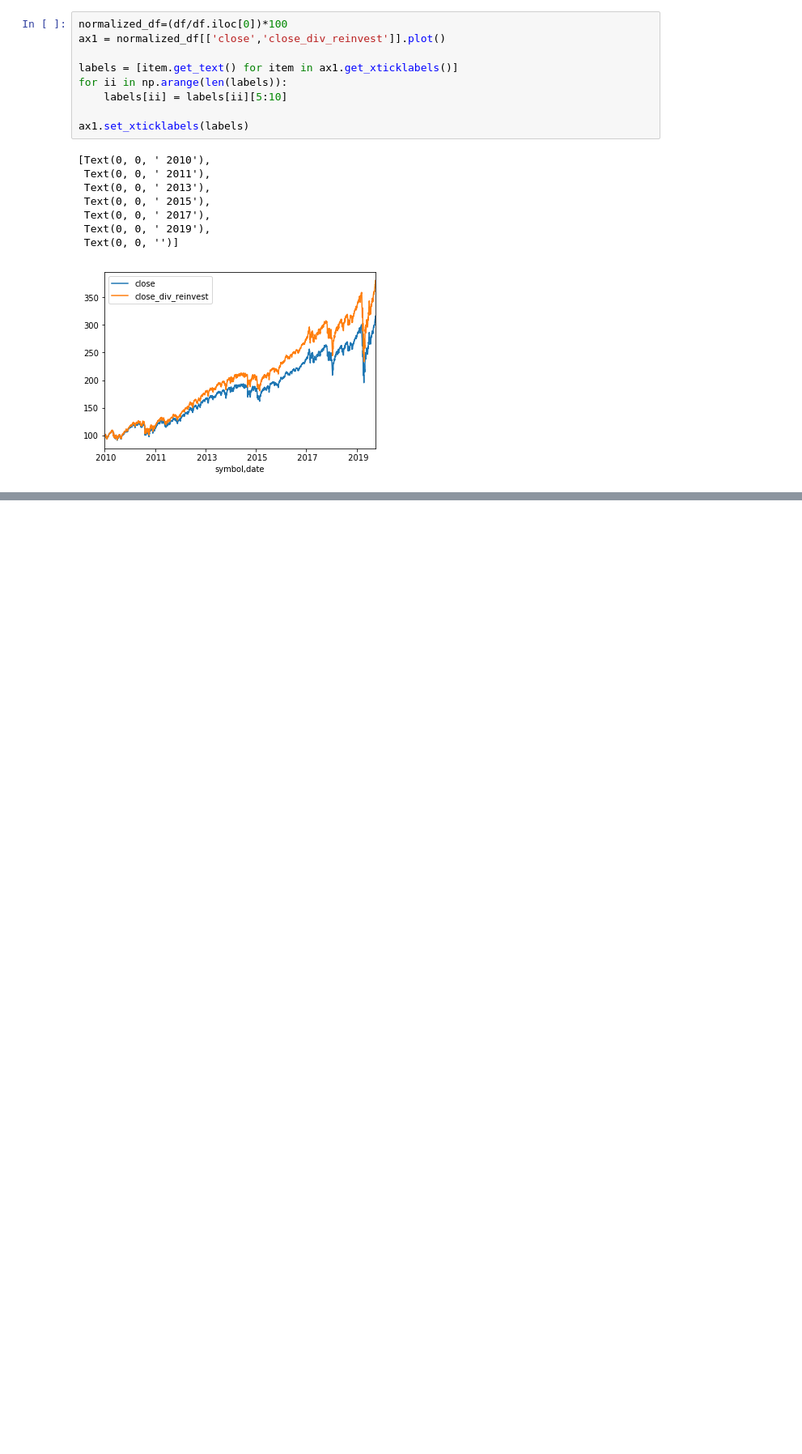
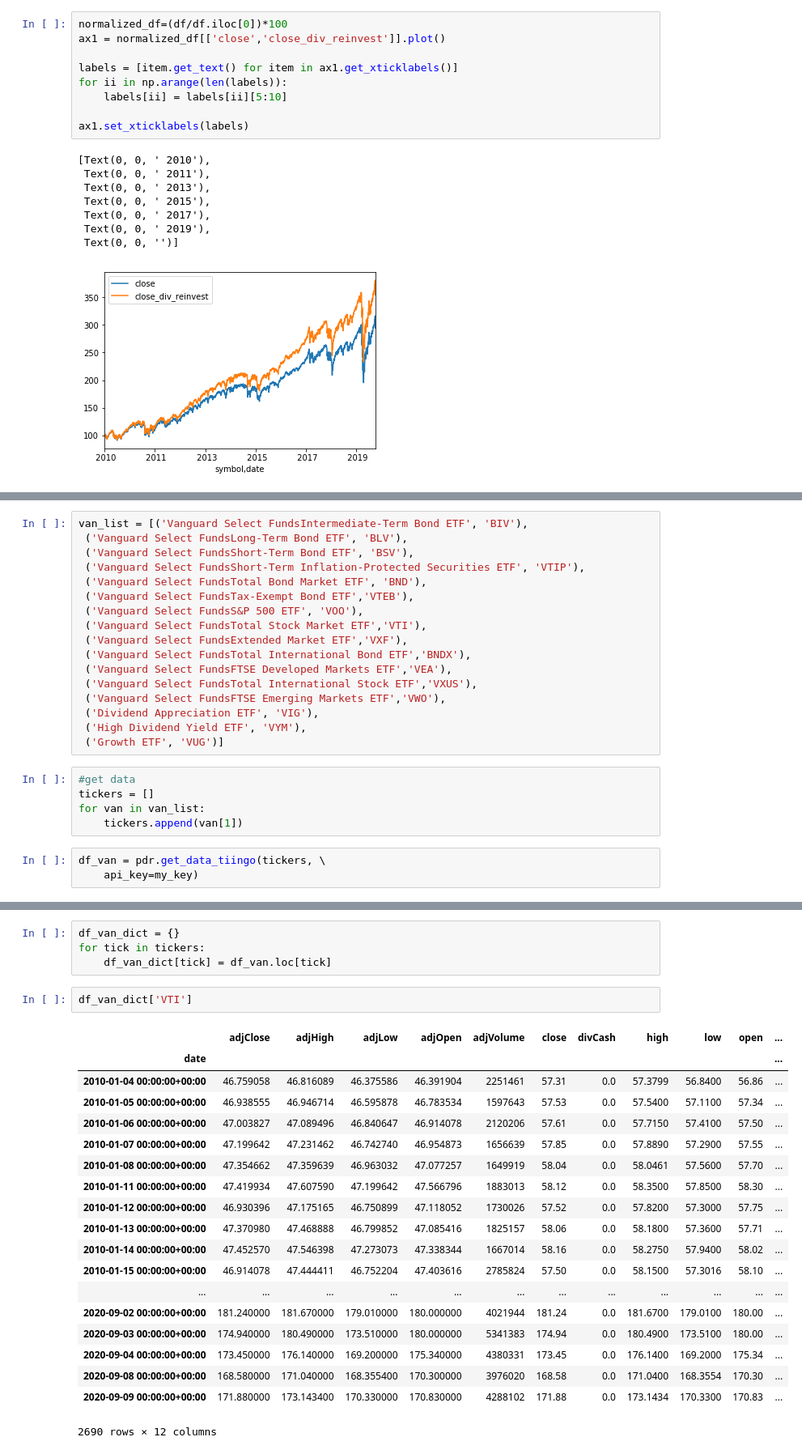
Before and after one commit to stevans/reinvesting-dividends, a Jupyter notebook: notebooks/1.0-mls-reinvesting-dividends.ipynb, the cells around one changed output, grey strips where cells are left out. Shown: that part at 81% size. Cells and saved outputs as stored; diff of their text form; blank space fills up the shorter version.

```diff
--- a/notebooks/1.0-mls-reinvesting-dividends.ipynb
+++ b/notebooks/1.0-mls-reinvesting-dividends.ipynb
@@ -237,0 +319,25 @@ print(ax1.get_ylim())
+# %%
+van_list = [('Vanguard Select FundsIntermediate-Term Bond ETF', 'BIV'),
+ ('Vanguard Select FundsLong-Term Bond ETF', 'BLV'),
+ ('Vanguard Select FundsShort-Term Bond ETF', 'BSV'),
+ ('Vanguard Select FundsShort-Term Inflation-Protected Securities ETF', 'VTIP'),
+ ('Vanguard Select FundsTotal Bond Market ETF', 'BND'),
+ ('Vanguard Select FundsTax-Exempt Bond ETF','VTEB'),
+ ('Vanguard Select FundsS&P 500 ETF', 'VOO'),
+ ('Vanguard Select FundsTotal Stock Market ETF','VTI'),
+ ('Vanguard Select FundsExtended Market ETF','VXF'),
+ ('Vanguard Select FundsTotal International Bond ETF','BNDX'),
+ ('Vanguard Select FundsFTSE Developed Markets ETF','VEA'),
+ ('Vanguard Select FundsTotal International Stock ETF','VXUS'),
+ ('Vanguard Select FundsFTSE Emerging Markets ETF','VWO'),
+ ('Dividend Appreciation ETF', 'VIG'),
+ ('High Dividend Yield ETF', 'VYM'),
+ ('Growth ETF', 'VUG')]
+# %%
+#get data
+tickers = []
+for van in van_list:
+    tickers.append(van[1])
+# %%
+df_van = pdr.get_data_tiingo(tickers, \
+    api_key=my_key)
@@ -237,0 +350,26 @@ print(ax1.get_ylim())
+# %%
+df_van_dict = {}
+for tick in tickers:
+    df_van_dict[tick] = df_van.loc[tick]
+# %%
+df_van_dict['VTI']
+# %% [output]
+|  | adjClose | adjHigh | adjLow | adjOpen | adjVolume | close | divCash | high | low | open | ... |
+| date |  |  |  |  |  |  |  |  |  |  | ... |
+| 2010-01-04 00:00:00+00:00 | 46.759058 | 46.816089 | 46.375586 | 46.391904 | 2251461 | 57.31 | 0.0 | 57.3799 | 56.8400 | 56.86 | ... |
+| 2010-01-05 00:00:00+00:00 | 46.938555 | 46.946714 | 46.595878 | 46.783534 | 1597643 | 57.53 | 0.0 | 57.5400 | 57.1100 | 57.34 | ... |
+| 2010-01-06 00:00:00+00:00 | 47.003827 | 47.089496 | 46.840647 | 46.914078 | 2120206 | 57.61 | 0.0 | 57.7150 | 57.4100 | 57.50 | ... |
+| 2010-01-07 00:00:00+00:00 | 47.199642 | 47.231462 | 46.742740 | 46.954873 | 1656639 | 57.85 | 0.0 | 57.8890 | 57.2900 | 57.55 | ... |
+| 2010-01-08 00:00:00+00:00 | 47.354662 | 47.359639 | 46.963032 | 47.077257 | 1649919 | 58.04 | 0.0 | 58.0461 | 57.5600 | 57.70 | ... |
+| 2010-01-11 00:00:00+00:00 | 47.419934 | 47.607590 | 47.199642 | 47.566796 | 1883013 | 58.12 | 0.0 | 58.3500 | 57.8500 | 58.30 | ... |
+| 2010-01-12 00:00:00+00:00 | 46.930396 | 47.175165 | 46.750899 | 47.118052 | 1730026 | 57.52 | 0.0 | 57.8200 | 57.3000 | 57.75 | ... |
+| 2010-01-13 00:00:00+00:00 | 47.370980 | 47.468888 | 46.799852 | 47.085416 | 1825157 | 58.06 | 0.0 | 58.1800 | 57.3600 | 57.71 | ... |
+| 2010-01-14 00:00:00+00:00 | 47.452570 | 47.546398 | 47.273073 | 47.338344 | 1667014 | 58.16 | 0.0 | 58.2750 | 57.9400 | 58.02 | ... |
+| 2010-01-15 00:00:00+00:00 | 46.914078 | 47.444411 | 46.752204 | 47.403616 | 2785824 | 57.50 | 0.0 | 58.1500 | 57.3016 | 58.10 | ... |
+| ... | ... | ... | ... | ... | ... | ... | ... | ... | ... | ... | ... |
+| 2020-09-02 00:00:00+00:00 | 181.240000 | 181.670000 | 179.010000 | 180.000000 | 4021944 | 181.24 | 0.0 | 181.6700 | 179.0100 | 180.00 | ... |
+| 2020-09-03 00:00:00+00:00 | 174.940000 | 180.490000 | 173.510000 | 180.000000 | 5341383 | 174.94 | 0.0 | 180.4900 | 173.5100 | 180.00 | ... |
+| 2020-09-04 00:00:00+00:00 | 173.450000 | 176.140000 | 169.200000 | 175.340000 | 4380331 | 173.45 | 0.0 | 176.1400 | 169.2000 | 175.34 | ... |
+| 2020-09-08 00:00:00+00:00 | 168.580000 | 171.040000 | 168.355400 | 170.300000 | 3976020 | 168.58 | 0.0 | 171.0400 | 168.3554 | 170.30 | ... |
+| 2020-09-09 00:00:00+00:00 | 171.880000 | 173.143400 | 170.330000 | 170.830000 | 4288102 | 171.88 | 0.0 | 173.1434 | 170.3300 | 170.83 | ... |
+2690 rows × 12 columns
```
Also changed, not shown: parts of 61 cells of this notebook, 2 other files.
